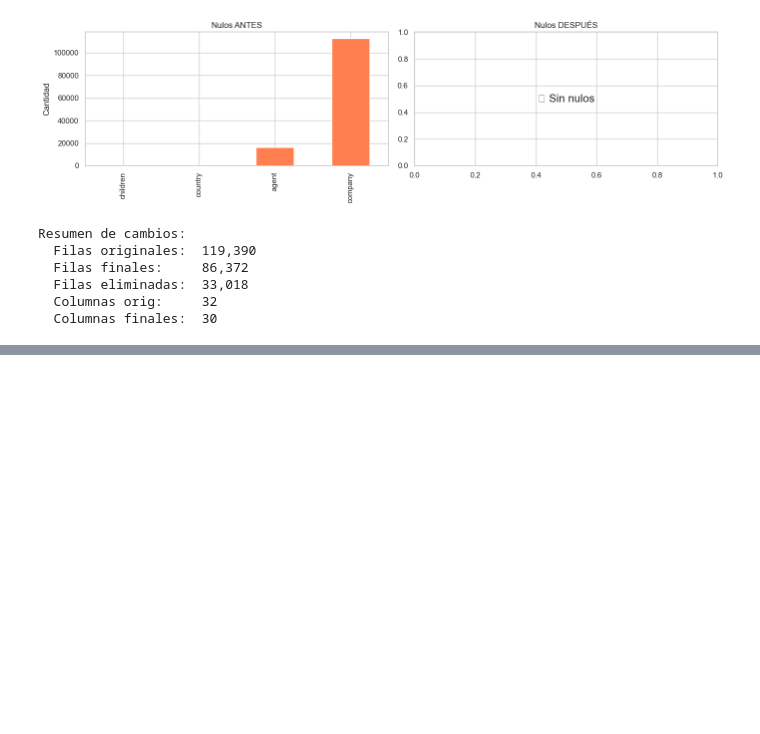
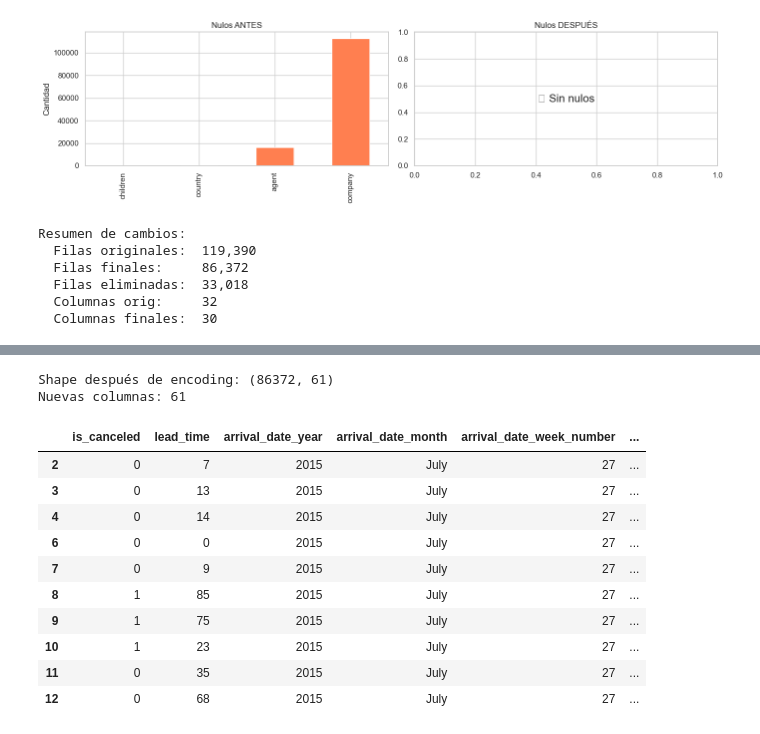
Before and after one commit to pucp-datanalytics/dp261-g2, a Jupyter notebook: notebooks/05_data_cleaning.ipynb, the cells around one changed output, grey strips where cells are left out. Drawn from its saved outputs; the diff is of its cells as text; code cells hidden in the pictures; blank space fills up the shorter version.

Commit message:
feat(PB-07): agrega encoding y escalado notebook

```diff
--- a/notebooks/05_data_cleaning.ipynb
+++ b/notebooks/05_data_cleaning.ipynb
@@ -252,0 +265,33 @@ Resumen de cambios:
+# %%
+## 8. Encoding de variables categóricas
+from sklearn.preprocessing import LabelEncoder
+
+# OneHot para variables nominales de baja cardinalidad
+df_clean = pd.get_dummies(df_clean, columns=['hotel', 'meal', 'market_segment',
+                                               'distribution_channel',
+                                               'deposit_type', 'customer_type',
+                                               'reserved_room_type', 'assigned_room_type'],
+                           drop_first=True)
+
+# Ordinal para arrival_date_month (ya tiene orden numérico con arrival_date_month_num)
+# No se necesita encoding adicional, ya lo hicimos en el bloque 6
+
+print(f"Shape después de encoding: {df_clean.shape}")
+print(f"Nuevas columnas: {df_clean.shape[1]}")
+# %% [output]
+Shape después de encoding: (86372, 61)
+Nuevas columnas: 61
+# %%
+df_clean.head(10)
+# %% [output]
+|  | is_canceled | lead_time | arrival_date_year | arrival_date_month | arrival_date_week_number | ... |
+| 2 | 0 | 7 | 2015 | July | 27 | ... |
+| 3 | 0 | 13 | 2015 | July | 27 | ... |
+| 4 | 0 | 14 | 2015 | July | 27 | ... |
+| 6 | 0 | 0 | 2015 | July | 27 | ... |
+| 7 | 0 | 9 | 2015 | July | 27 | ... |
+| 8 | 1 | 85 | 2015 | July | 27 | ... |
+| 9 | 1 | 75 | 2015 | July | 27 | ... |
+| 10 | 1 | 23 | 2015 | July | 27 | ... |
+| 11 | 0 | 35 | 2015 | July | 27 | ... |
+| 12 | 0 | 68 | 2015 | July | 27 | ... |
```
Also changed, not shown: parts of 6 cells of this notebook.
